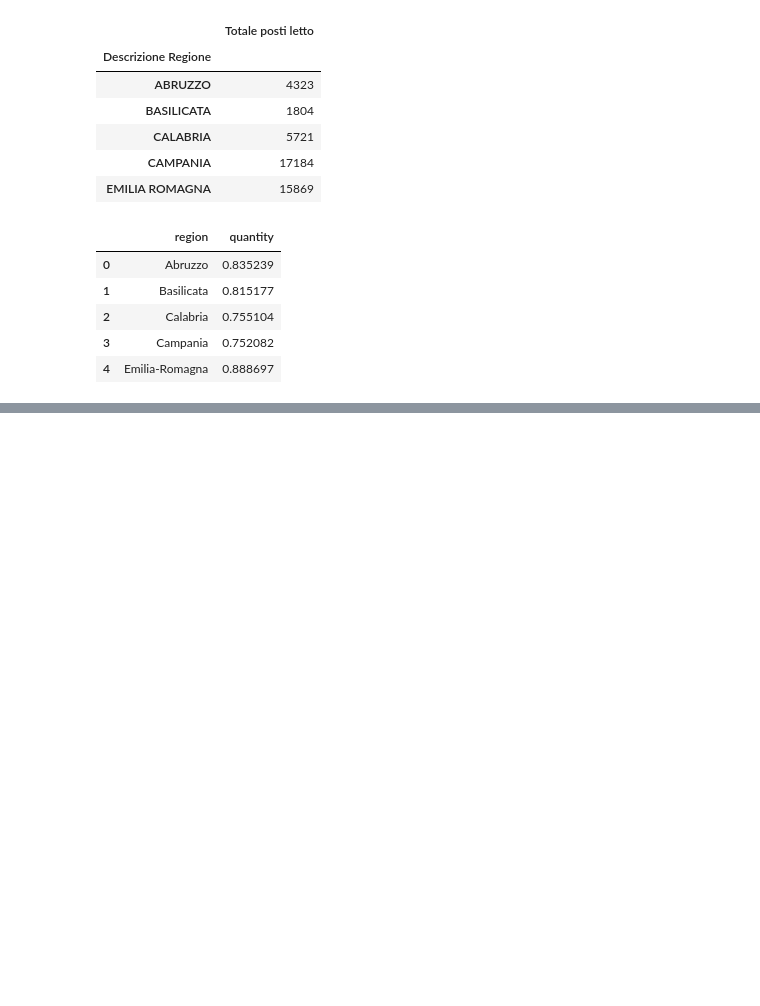
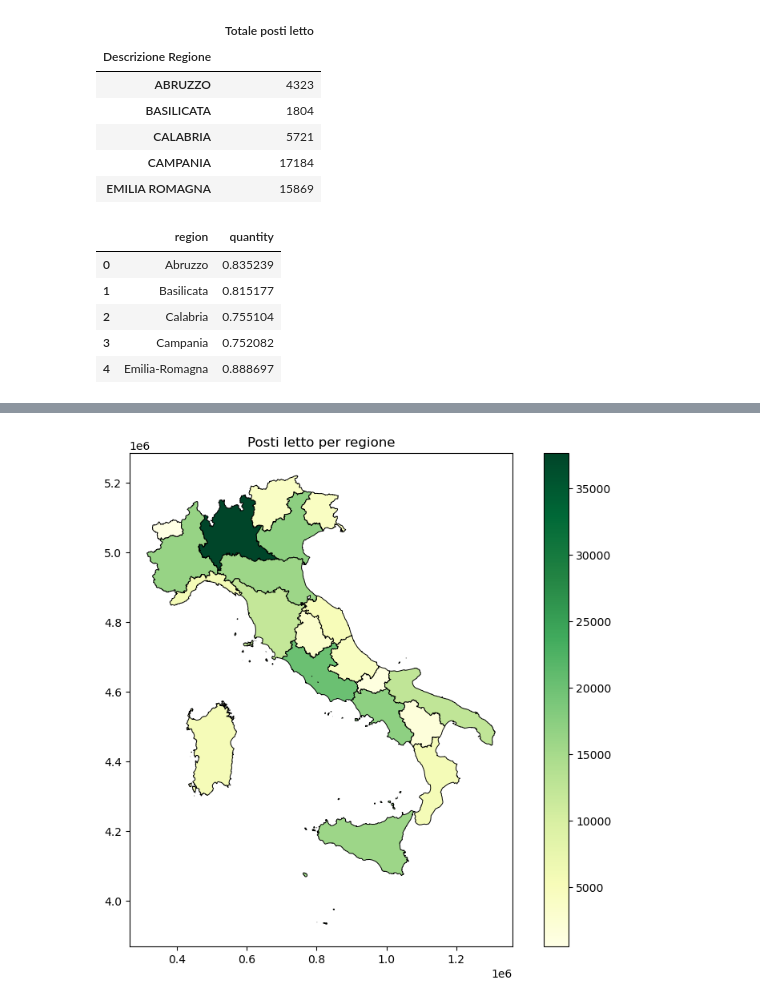
Before and after one commit to CapraCampa/Progetto-Visualizzazione-Scientifica, a Jupyter notebook: GraficiGeografici.ipynb, the cells around one changed output, grey strips where cells are left out. Cells and saved outputs as stored; diff of their text form; code cells hidden in the pictures; blank space fills up the shorter version.

```diff
--- a/GraficiGeografici.ipynb
+++ b/GraficiGeografici.ipynb
@@ -59,0 +79,11 @@ ax.set_axis_off();
+# %%
+regions = ['Abruzzo', 'Basilicata', 'Calabria', 'Campania', 'Emilia-Romagna',
+       'Friuli Venezia Giulia', 'Lazio', 'Liguria', 'Lombardia', 'Marche',
+       'Molise', 'Piemonte', 'Puglia', 'Sardegna', 'Sicilia', 'Toscana','Trentino-Alto Adige', 'Umbria', 'Valle d\'Aosta',
+       'Veneto']
+
+lettiMap = {}
+for i in range(len(regions)):
+    lettiMap[regions[i]] = postiLetto2020Regioni.iloc[i]["Totale posti letto"]
+
+lettiMap
@@ -59,0 +111,13 @@ ax.set_axis_off();
+# %%
+# Load shapefile of Italy's regions
+italy_regions = gpd.read_file('italy_regions.shp')
+
+# Merge population data with shapefile
+italy_regions['beds'] = italy_regions['DEN_REG'].map(lettiMap)
+
+# Plot the map
+italy_regions.plot(column='beds', cmap='YlGn', edgecolor="black", figsize=(10, 8), linewidth=.7, legend=True)
+plt.title('Posti letto per regione')
+plt.show()
+# %% [output]
+[figure, added]
```
Also changed, not shown: parts of 5 cells of this notebook, 6 other files.
